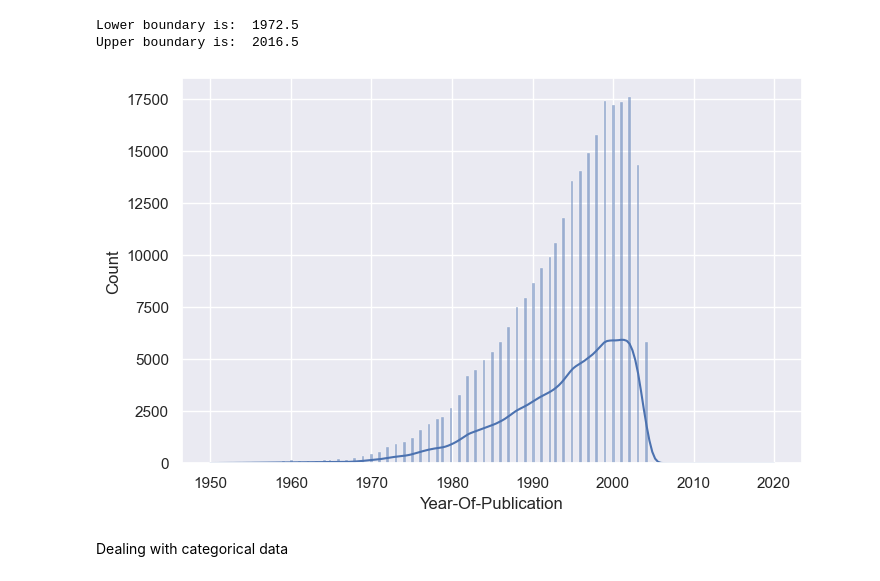
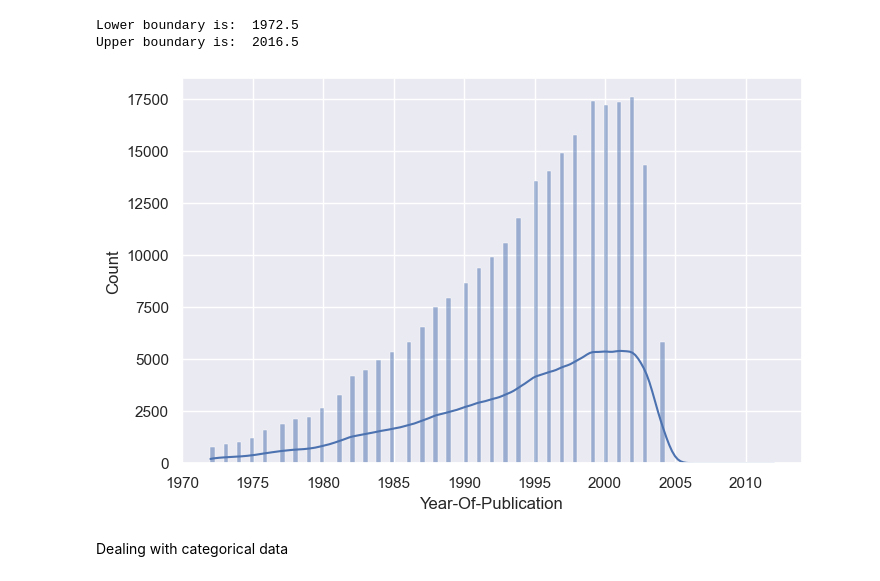
Before and after one commit to flo-shi/Recommender-System, a Jupyter notebook: recommenda system.ipynb, the cells around one changed output. Drawn from its saved outputs; the diff is of its cells as text; code cells hidden in the pictures.

```diff
--- a/recommenda system.ipynb
+++ b/recommenda system.ipynb
@@ -252,16 +253,16 @@ print("Upper boundary is: ", ub_column)
 Lower boundary is:  1972.5
 Upper boundary is:  2016.5
 # %%
-remove_year = np.where(df1['Year-Of-Publication'] < 1950, True,
-                       np.where(df1['Year-Of-Publication'] > 2020, True, False))
+remove_year = np.where(df1['Year-Of-Publication'] < 1972, True,
+                       np.where(df1['Year-Of-Publication'] > 2016, True, False))
 df1 = df1.loc[~(remove_year)]
 
 # Histogram for year of population
 plt.figure(figsize=(8,5))
 sns.set_theme(style='darkgrid')
 ax = sns.histplot(data=df1, x = 'Year-Of-Publication', kde=True)
 # %% [output]
-[figure, old version]
+[figure, new version]
 # %% [markdown]
 Dealing with categorical data
 # %%
```
Also changed, not shown: parts of 14 cells of this notebook.
